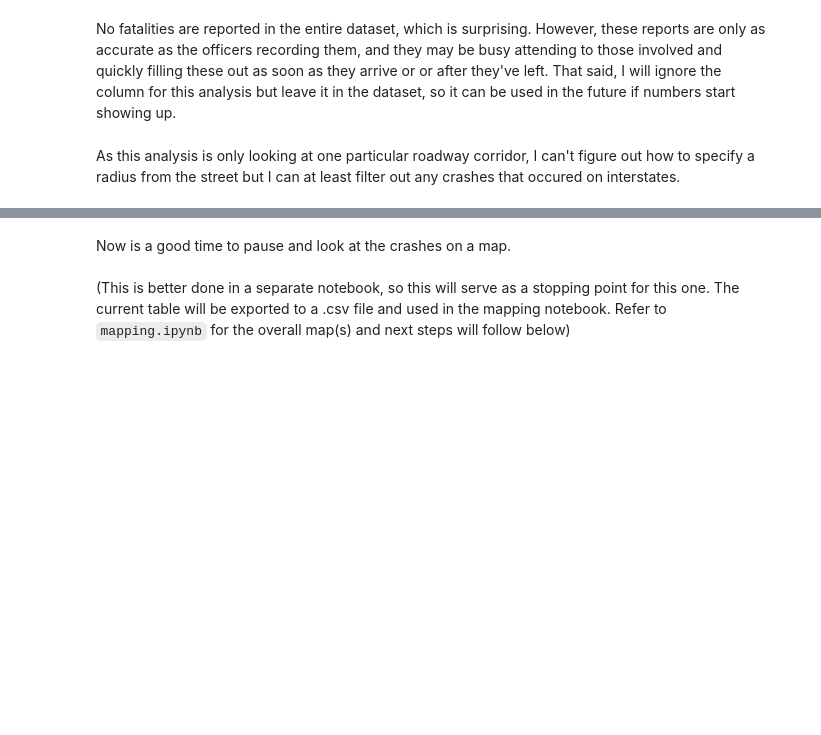
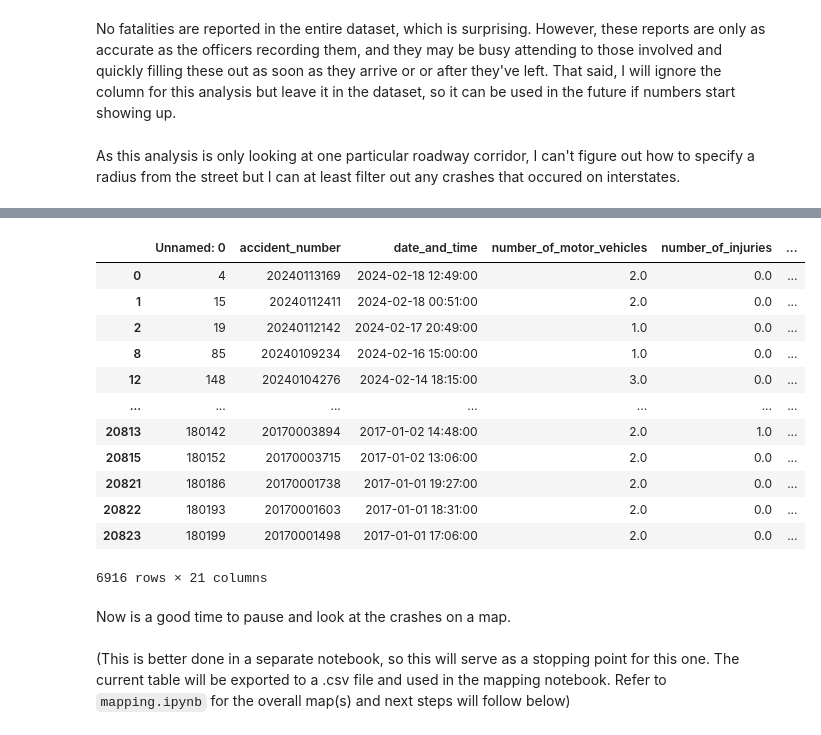
Before and after one commit to jchabinec/Making-Nashvilles-Streets-Safer, a Jupyter notebook: notebooks/eda.ipynb, the cells around one changed output, grey strips where cells are left out. Saved outputs shown, nothing was run; the diff lists cells and outputs as text; code cells hidden in the pictures; blank space fills up the shorter version.

```diff
--- a/notebooks/eda.ipynb
+++ b/notebooks/eda.ipynb
@@ -112 +117,18 @@ crash_data_no_hwys
+# %%
+crashes = crash_data_no_hwys[crash_data_no_hwys['street_address'].str.contains('GALLATIN|MAIN')]
+crashes.head()
+# %% [output]
+|  | Unnamed: 0 | accident_number | date_and_time | number_of_motor_vehicles | number_of_injuries | ... |
+| 0 | 4 | 20240113169 | 2024-02-18 12:49:00 | 2.0 | 0.0 | ... |
+| 1 | 15 | 20240112411 | 2024-02-18 00:51:00 | 2.0 | 0.0 | ... |
+| 2 | 19 | 20240112142 | 2024-02-17 20:49:00 | 1.0 | 0.0 | ... |
+| 8 | 85 | 20240109234 | 2024-02-16 15:00:00 | 1.0 | 0.0 | ... |
+| 12 | 148 | 20240104276 | 2024-02-14 18:15:00 | 3.0 | 0.0 | ... |
+| ... | ... | ... | ... | ... | ... | ... |
+| 20813 | 180142 | 20170003894 | 2017-01-02 14:48:00 | 2.0 | 1.0 | ... |
+| 20815 | 180152 | 20170003715 | 2017-01-02 13:06:00 | 2.0 | 0.0 | ... |
+| 20821 | 180186 | 20170001738 | 2017-01-01 19:27:00 | 2.0 | 0.0 | ... |
+| 20822 | 180193 | 20170001603 | 2017-01-01 18:31:00 | 2.0 | 0.0 | ... |
+| 20823 | 180199 | 20170001498 | 2017-01-01 17:06:00 | 2.0 | 0.0 | ... |
+6916 rows × 21 columns
 # %%
```
Also changed, not shown: parts of 9 cells of this notebook, 5 other files.
